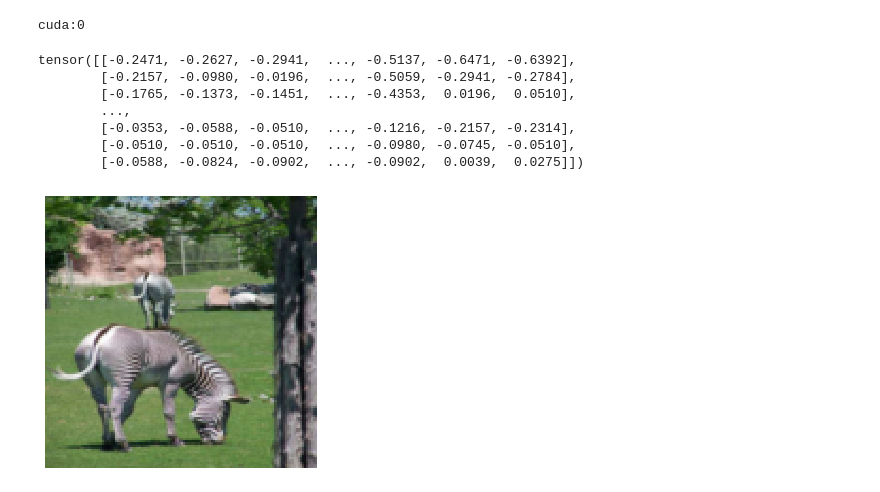
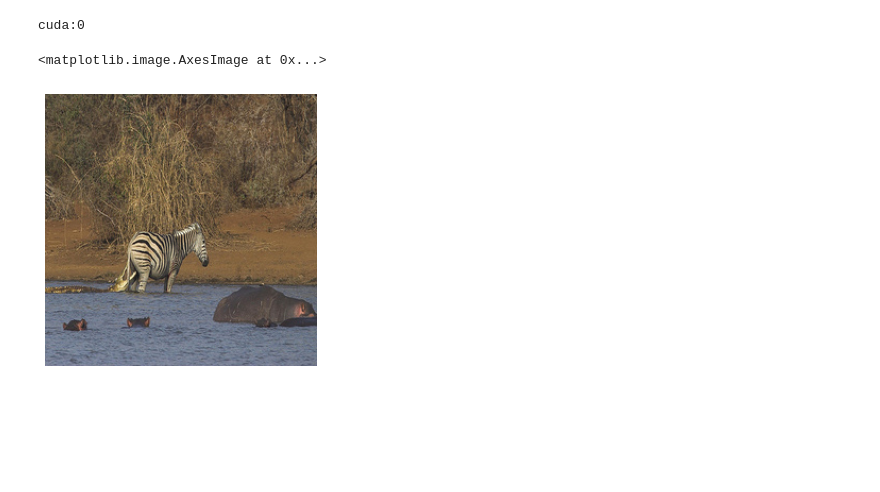
Before and after one commit to sriyash421/CycleGAN, a Jupyter notebook: CycleGAN.ipynb, the cells around one changed output. Drawn from its saved outputs; the diff is of its cells as text; code cells hidden in the pictures; blank space fills up the shorter version.

```diff
--- a/CycleGAN.ipynb
+++ b/CycleGAN.ipynb
@@ -16,33 +19,20 @@ from torch.utils.data import Dataset, DataLoader
 # %%
 class dataset(Dataset):
     def __init__(self):
-        image_size = 128
-        self.datasetA = list(torchvision.datasets.ImageFolder(root='./datasets/horse2zebra/horses',
+        image_size = 256
+        self.datasetA = list(torchvision.datasets.ImageFolder(root='CycleGAN/datasets/horse2zebra/horses',
                                                         transform=transforms.Compose([transforms.Resize(image_size),
                                                         transforms.ToTensor(), transforms.Normalize((0.5,0.5,0.5),(0.5,0.5,0.5))])))
-        self.datasetB = list(torchvision.datasets.ImageFolder(root='./datasets/horse2zebra/zebras',
+        self.datasetB = list(torchvision.datasets.ImageFolder(root='CycleGAN/datasets/horse2zebra/zebras',
                                                         transform=transforms.Compose([transforms.Resize(image_size),
                                                         transforms.ToTensor(), transforms.Normalize((0.5,0.5,0.5),(0.5,0.5,0.5))])))
         self.max_length = max(len(self.datasetA),len(self.datasetB))
         if self.max_length == len(self.datasetA):
             self.datasetB.extend(random.sample(self.datasetB, len(self.datasetB))
                                  [:self.max_length-len(self.datasetB)])
-            print("A")
         elif self.max_length == len(self.datasetB):
             self.datasetA.extend(random.sample(self.datasetA, len(self.datasetA))
                                  [:self.max_length-len(self.datasetA)])
-        i=0
-        for i in range(self.max_length):
-            x, y = np.asarray(self.datasetA[i][0]), np.asarray(self.datasetB[i][0])
-            max_x, min_x = torch.max(self.datasetA[i][0]), torch.min(self.datasetA[i][0])
-            print(max_x, min_x)
-            if not (np.all(x<=1) and np.all(0<=x)):
-                i+=1
-            if not (np.all(y<=1) and np.all(0<=y)):
-                i+=1
-        print(i)
-
-
 
     def __len__(self):
         return self.max_length
@@ -75,20 +48,13 @@ print(device)
 # %% [output]
 cuda:0
 # %%
-# real_batch = next(iter(dataloader))[1]
+real_batch = next(iter(dataloader))[1]
 plt.figure(figsize=(5,5))
 plt.axis("off")
 plt.imshow(np.transpose(vutils.make_grid(real_batch[0].to(device)[:10], padding=2, normalize=True).cpu(),(1,2,0)))
-print(real_batch[0][0][1])
 # %% [output]
-tensor([[-0.2471, -0.2627, -0.2941,  ..., -0.5137, -0.6471, -0.6392],
-        [-0.2157, -0.0980, -0.0196,  ..., -0.5059, -0.2941, -0.2784],
-        [-0.1765, -0.1373, -0.1451,  ..., -0.4353,  0.0196,  0.0510],
-        ...,
-        [-0.0353, -0.0588, -0.0510,  ..., -0.1216, -0.2157, -0.2314],
-        [-0.0510, -0.0510, -0.0510,  ..., -0.0980, -0.0745, -0.0510],
-        [-0.0588, -0.0824, -0.0902,  ..., -0.0902,  0.0039,  0.0275]])
+<matplotlib.image.AxesImage at 0x...>
-[figure, old version]
+[figure, new version]
 # %%
 class ResidualBlock(nn.Module):
         def __init__(self, in_c=256, out_c=256, k=3):
```
Also changed, not shown: parts of 12 cells of this notebook.
